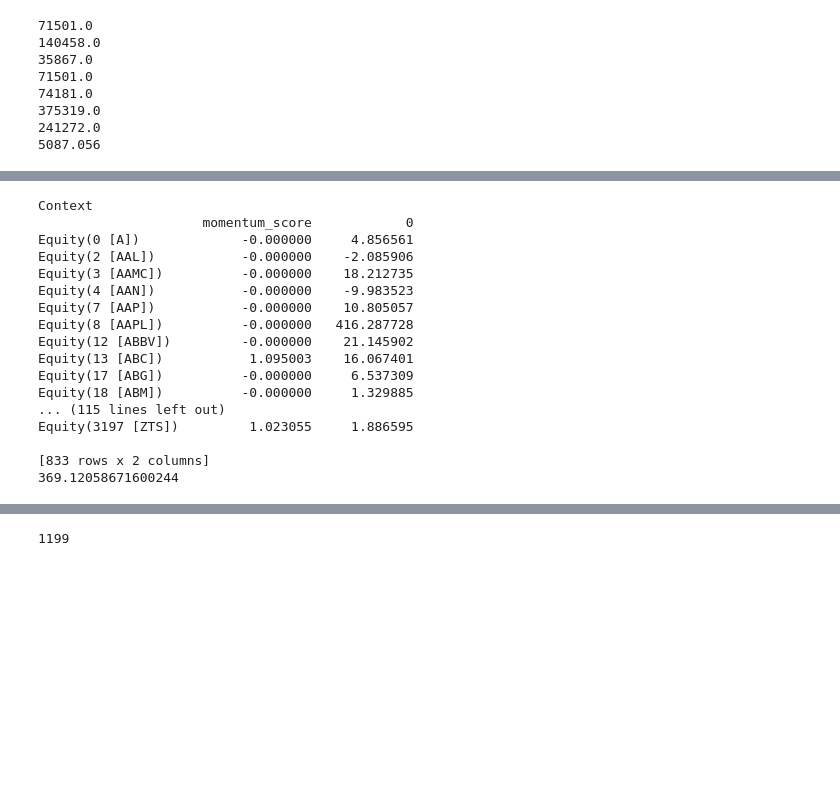
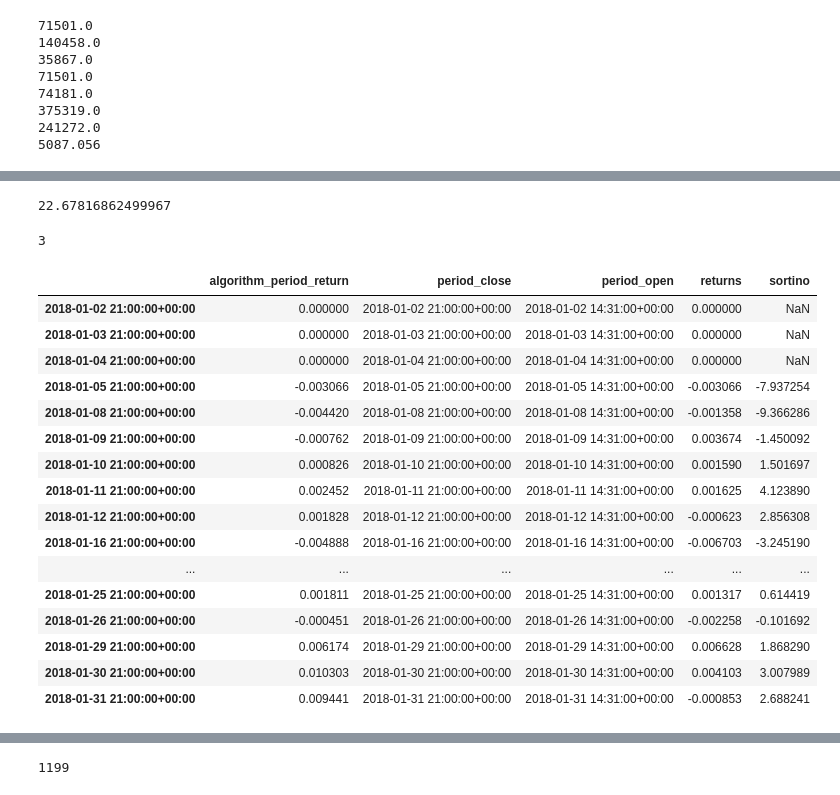
Before and after one commit to AustenZhu/Deep-Reinforcement-Learning-in-Zipline, a Jupyter notebook: zipdl/data/notebooks/Integration Tests.ipynb, the cells around one changed output, grey strips where cells are left out. Saved outputs shown, nothing was run; the diff lists cells and outputs as text; code cells hidden in the pictures; blank space fills up the shorter version.

```diff
--- a/zipdl/data/notebooks/Integration Tests.ipynb
+++ b/zipdl/data/notebooks/Integration Tests.ipynb
@@ -5,13 +5,11 @@ from zipline import run_algorithm
 import pandas as pd
 import numpy as np
 # %%
-sample_weights = [.5, .5]
-#sample_weights = [1]
+#sample_weights = [.5, .5]
+sample_weights = [1]
 start = pd.to_datetime('2018-01-01').tz_localize('US/Eastern')
 end = pd.to_datetime('2018-02-01').tz_localize('US/Eastern')
 start_capital = 5000
-from zipdl.utils import utils
-z = utils.get_current_universe(start)
 # %%
 %%bash
 zipline ingest -b quantopian-quandl
@@ -75,6 +73,9 @@ def get_fundamentals(date, fundamental, tickers, session=utils.session):
             return values[index]
         return np.nan
     return [ret_correct(ticker) for ticker in tickers]
+# %%
+start = pd.to_datetime('2017-01-01').tz_localize('US/Eastern')
+end = pd.to_datetime('2018-02-01').tz_localize('US/Eastern')
 # %%
 import numpy as np
 import pandas as pd
@@ -357,24 +360,9 @@ begin = timeit.default_timer()
 perf = run_algorithm(start, end,
                     initialize=initialize,
                     capital_base=start_capital,
-                    before_trading_start=before_trading_start)
+                    before_trading_start=before_trading_start,
+                    metrics_set='faster')
 stop = timeit.default_timer()
 print(stop - begin)
 # %% [output]
-Context
-                     momentum_score            0
-Equity(0 [A])             -0.000000     4.856561
-Equity(2 [AAL])           -0.000000    -2.085906
-Equity(3 [AAMC])          -0.000000    18.212735
-Equity(4 [AAN])           -0.000000    -9.983523
-Equity(7 [AAP])           -0.000000    10.805057
-Equity(8 [AAPL])          -0.000000   416.287728
-Equity(12 [ABBV])         -0.000000    21.145902
-Equity(13 [ABC])           1.095003    16.067401
-Equity(17 [ABG])          -0.000000     6.537309
-Equity(18 [ABM])          -0.000000     1.329885
-... (115 lines left out)
-Equity(3197 [ZTS])         1.023055     1.886595
-
-[833 rows x 2 columns]
-369.12058671600244
+22.67816862499967
@@ -386,0 +369,24 @@ for ticker in tickers:
+# %%
+len(dict({x : 1 for x in 'abc'}))
+# %% [output]
+3
+# %%
+perf
+# %% [output]
+|  | algorithm_period_return | period_close | period_open | returns | sortino |
+| 2018-01-02 21:00:00+00:00 | 0.000000 | 2018-01-02 21:00:00+00:00 | 2018-01-02 14:31:00+00:00 | 0.000000 | NaN |
+| 2018-01-03 21:00:00+00:00 | 0.000000 | 2018-01-03 21:00:00+00:00 | 2018-01-03 14:31:00+00:00 | 0.000000 | NaN |
+| 2018-01-04 21:00:00+00:00 | 0.000000 | 2018-01-04 21:00:00+00:00 | 2018-01-04 14:31:00+00:00 | 0.000000 | NaN |
+| 2018-01-05 21:00:00+00:00 | -0.003066 | 2018-01-05 21:00:00+00:00 | 2018-01-05 14:31:00+00:00 | -0.003066 | -7.937254 |
+| 2018-01-08 21:00:00+00:00 | -0.004420 | 2018-01-08 21:00:00+00:00 | 2018-01-08 14:31:00+00:00 | -0.001358 | -9.366286 |
+| 2018-01-09 21:00:00+00:00 | -0.000762 | 2018-01-09 21:00:00+00:00 | 2018-01-09 14:31:00+00:00 | 0.003674 | -1.450092 |
+| 2018-01-10 21:00:00+00:00 | 0.000826 | 2018-01-10 21:00:00+00:00 | 2018-01-10 14:31:00+00:00 | 0.001590 | 1.501697 |
+| 2018-01-11 21:00:00+00:00 | 0.002452 | 2018-01-11 21:00:00+00:00 | 2018-01-11 14:31:00+00:00 | 0.001625 | 4.123890 |
+| 2018-01-12 21:00:00+00:00 | 0.001828 | 2018-01-12 21:00:00+00:00 | 2018-01-12 14:31:00+00:00 | -0.000623 | 2.856308 |
+| 2018-01-16 21:00:00+00:00 | -0.004888 | 2018-01-16 21:00:00+00:00 | 2018-01-16 14:31:00+00:00 | -0.006703 | -3.245190 |
+| ... | ... | ... | ... | ... | ... |
+| 2018-01-25 21:00:00+00:00 | 0.001811 | 2018-01-25 21:00:00+00:00 | 2018-01-25 14:31:00+00:00 | 0.001317 | 0.614419 |
+| 2018-01-26 21:00:00+00:00 | -0.000451 | 2018-01-26 21:00:00+00:00 | 2018-01-26 14:31:00+00:00 | -0.002258 | -0.101692 |
+| 2018-01-29 21:00:00+00:00 | 0.006174 | 2018-01-29 21:00:00+00:00 | 2018-01-29 14:31:00+00:00 | 0.006628 | 1.868290 |
+| 2018-01-30 21:00:00+00:00 | 0.010303 | 2018-01-30 21:00:00+00:00 | 2018-01-30 14:31:00+00:00 | 0.004103 | 3.007989 |
+| 2018-01-31 21:00:00+00:00 | 0.009441 | 2018-01-31 21:00:00+00:00 | 2018-01-31 14:31:00+00:00 | -0.000853 | 2.688241 |
```
Also changed, not shown: parts of 9 cells of this notebook, 5 other files.
